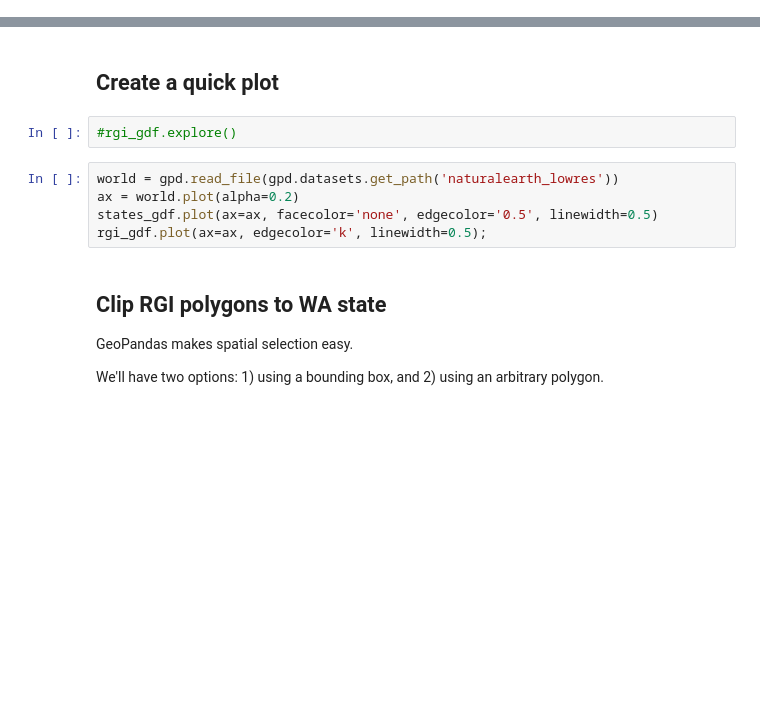
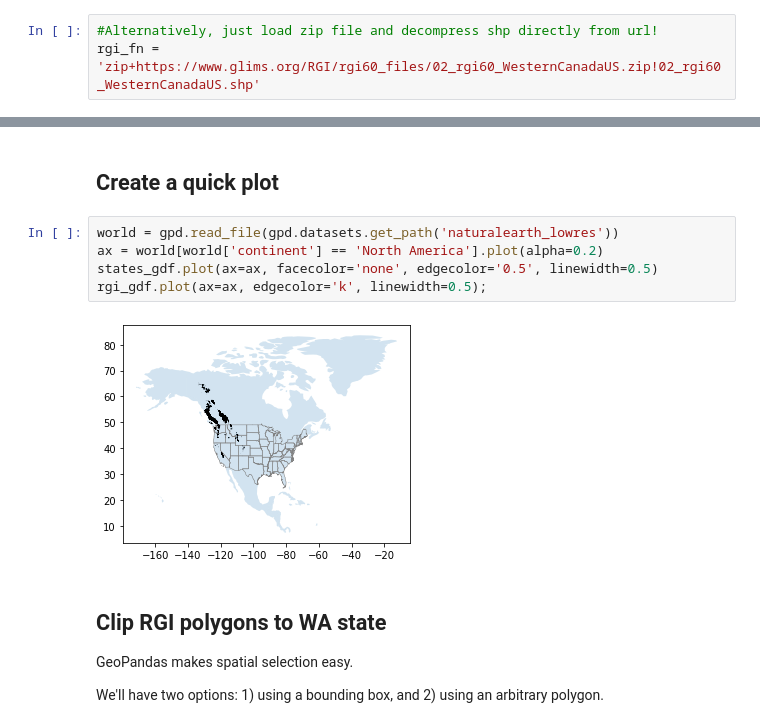
Before and after one commit to UW-GDA/jupyterbook, a Jupyter notebook: book/modules/06_Vector2_Geometries_SpatialOps_Viz/06_Vector2_Geometries_SpatialOps_Viz_demo.ipynb, the cells around one changed output, grey strips where cells are left out. Saved outputs shown, nothing was run; the diff lists cells and outputs as text; blank space fills up the shorter version.

```diff
--- a/book/modules/06_Vector2_Geometries_SpatialOps_Viz/06_Vector2_Geometries_SpatialOps_Viz_demo.ipynb
+++ b/book/modules/06_Vector2_Geometries_SpatialOps_Viz/06_Vector2_Geometries_SpatialOps_Viz_demo.ipynb
@@ -314,3 +506,6 @@ rgi_fn = 'zip://02_rgi60_WesternCanadaUS.zip!02_rgi60_WesternCanadaUS.shp'
+# %%
+#Alternatively, just load zip file and decompress shp directly from url!
+rgi_fn = 'zip+https://www.glims.org/RGI/rgi60_files/02_rgi60_WesternCanadaUS.zip!02_rgi60_WesternCanadaUS.shp'
 # %% [markdown]
 ## Load RGI shapefile using Geopandas
 * Very easy with `read_file()` meethod
@@ -325,13 +528,13 @@ That's it!
 #rgi_gdf = rgi_gdf.set_index('RGIId')
 # %% [markdown]
 ## Create a quick plot
-# %%
-#rgi_gdf.explore()
 # %%
 world = gpd.read_file(gpd.datasets.get_path('naturalearth_lowres'))
-ax = world.plot(alpha=0.2)
+ax = world[world['continent'] == 'North America'].plot(alpha=0.2)
 states_gdf.plot(ax=ax, facecolor='none', edgecolor='0.5', linewidth=0.5)
 rgi_gdf.plot(ax=ax, edgecolor='k', linewidth=0.5);
+# %% [output]
+[figure, added]
 # %% [markdown]
 ## Clip RGI polygons to WA state
 GeoPandas makes spatial selection easy.
```
Also changed, not shown: parts of 79 cells of this notebook.
